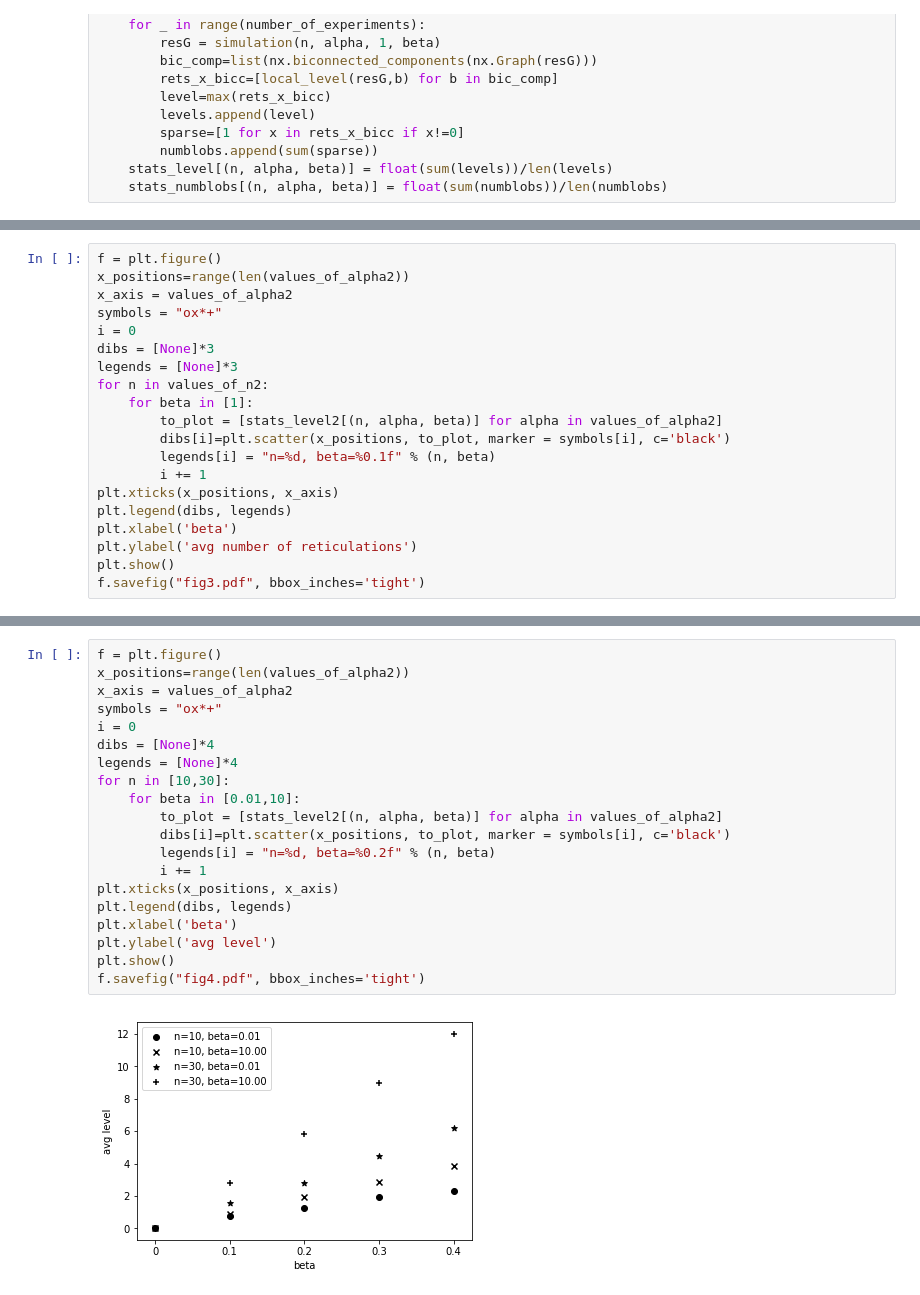
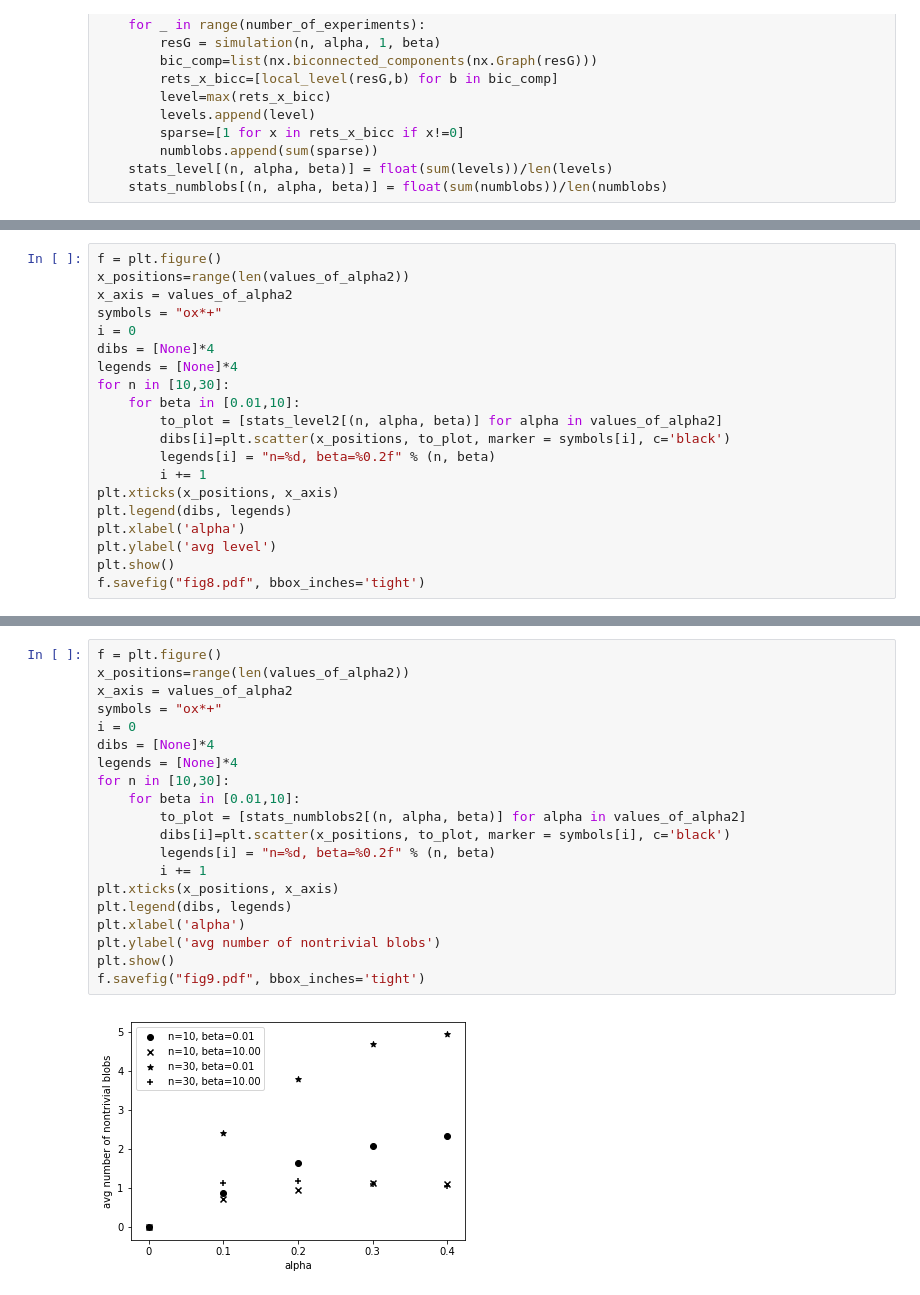
Before and after one commit to bielcardona/LGTGenerators, a Jupyter notebook: evolution_model.ipynb, the cells around one changed output, grey strips where cells are left out. Saved outputs shown, nothing was run; the diff lists cells and outputs as text.

Commit message:
corrections to plots

```diff
--- a/evolution_model.ipynb
+++ b/evolution_model.ipynb
@@ -201,18 +199,18 @@ x_positions=range(len(values_of_alpha2))
 x_axis = values_of_alpha2
 symbols = "ox*+"
 i = 0
-dibs = [None]*3
-legends = [None]*3
-for n in values_of_n2:
-    for beta in [1]:
+dibs = [None]*4
+legends = [None]*4
+for n in [10,30]:
+    for beta in [0.01,10]:
         to_plot = [stats_level2[(n, alpha, beta)] for alpha in values_of_alpha2]
         dibs[i]=plt.scatter(x_positions, to_plot, marker = symbols[i], c='black')
-        legends[i] = "n=%d, beta=%0.1f" % (n, beta)
+        legends[i] = "n=%d, beta=%0.2f" % (n, beta)
         i += 1
 plt.xticks(x_positions, x_axis)
 plt.legend(dibs, legends)
-plt.xlabel('beta')
-plt.ylabel('avg number of reticulations')
+plt.xlabel('alpha')
+plt.ylabel('avg level')
 plt.show()
-f.savefig("fig3.pdf", bbox_inches='tight')
+f.savefig("fig8.pdf", bbox_inches='tight')
 # %% [output]
@@ -220,22 +218,22 @@ f.savefig("fig3.pdf", bbox_inches='tight')
 # %%
 f = plt.figure()
 x_positions=range(len(values_of_alpha2))
 x_axis = values_of_alpha2
 symbols = "ox*+"
 i = 0
 dibs = [None]*4
 legends = [None]*4
 for n in [10,30]:
     for beta in [0.01,10]:
-        to_plot = [stats_level2[(n, alpha, beta)] for alpha in values_of_alpha2]
+        to_plot = [stats_numblobs2[(n, alpha, beta)] for alpha in values_of_alpha2]
         dibs[i]=plt.scatter(x_positions, to_plot, marker = symbols[i], c='black')
         legends[i] = "n=%d, beta=%0.2f" % (n, beta)
         i += 1
 plt.xticks(x_positions, x_axis)
 plt.legend(dibs, legends)
-plt.xlabel('beta')
-plt.ylabel('avg level')
+plt.xlabel('alpha')
+plt.ylabel('avg number of nontrivial blobs')
 plt.show()
-f.savefig("fig4.pdf", bbox_inches='tight')
+f.savefig("fig9.pdf", bbox_inches='tight')
 # %% [output]
-[figure, old version]
+[figure, new version]
```
Also changed, not shown: parts of 5 cells of this notebook.
